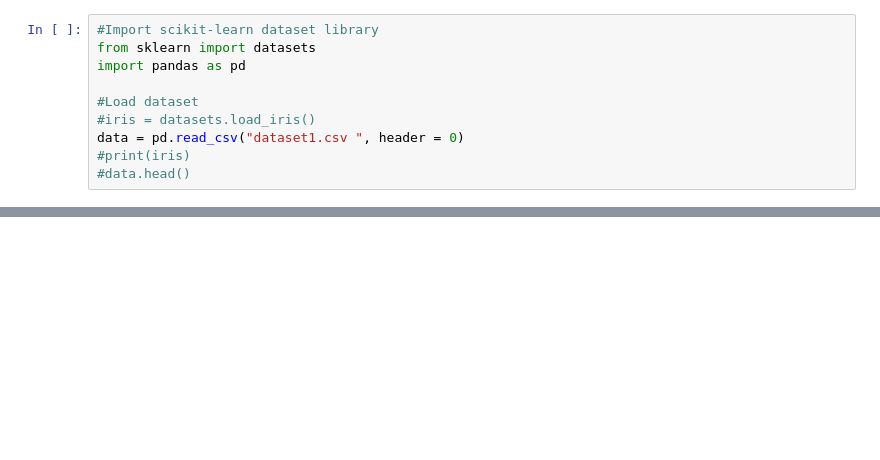
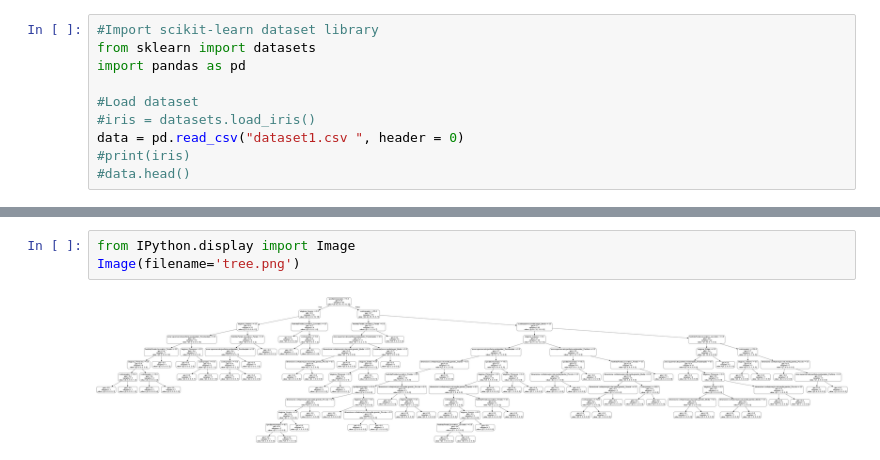
Before and after one commit to Ciro-Fusco/NewDM, a Jupyter notebook: modulo/Untitled.ipynb, the cells around one changed output, grey strips where cells are left out. Saved outputs shown, nothing was run; the diff lists cells and outputs as text; blank space fills up the shorter version.

Commit message:
Aggiornamento modulo con visualizzazione di nuovi grafici(Alberi)
Per il momento solo dataset elettronica

```diff
--- a/modulo/Untitled.ipynb
+++ b/modulo/Untitled.ipynb
@@ -149,0 +166,5 @@ plt.show()
+# %%
+from IPython.display import Image
+Image(filename='tree.png')
+# %% [output]
+[figure, added]
```
Also changed, not shown: parts of 9 cells of this notebook, 4 other files.
